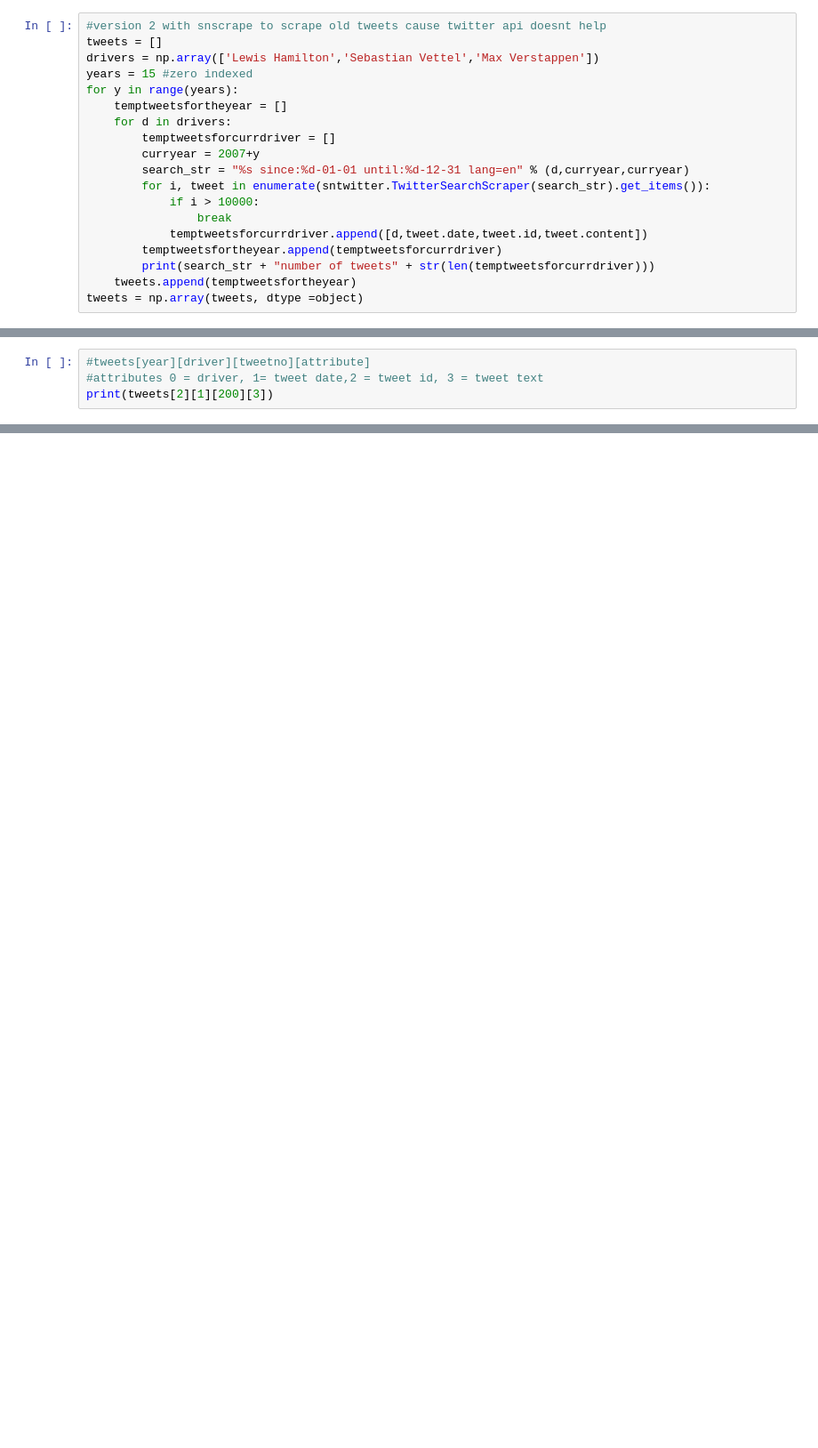
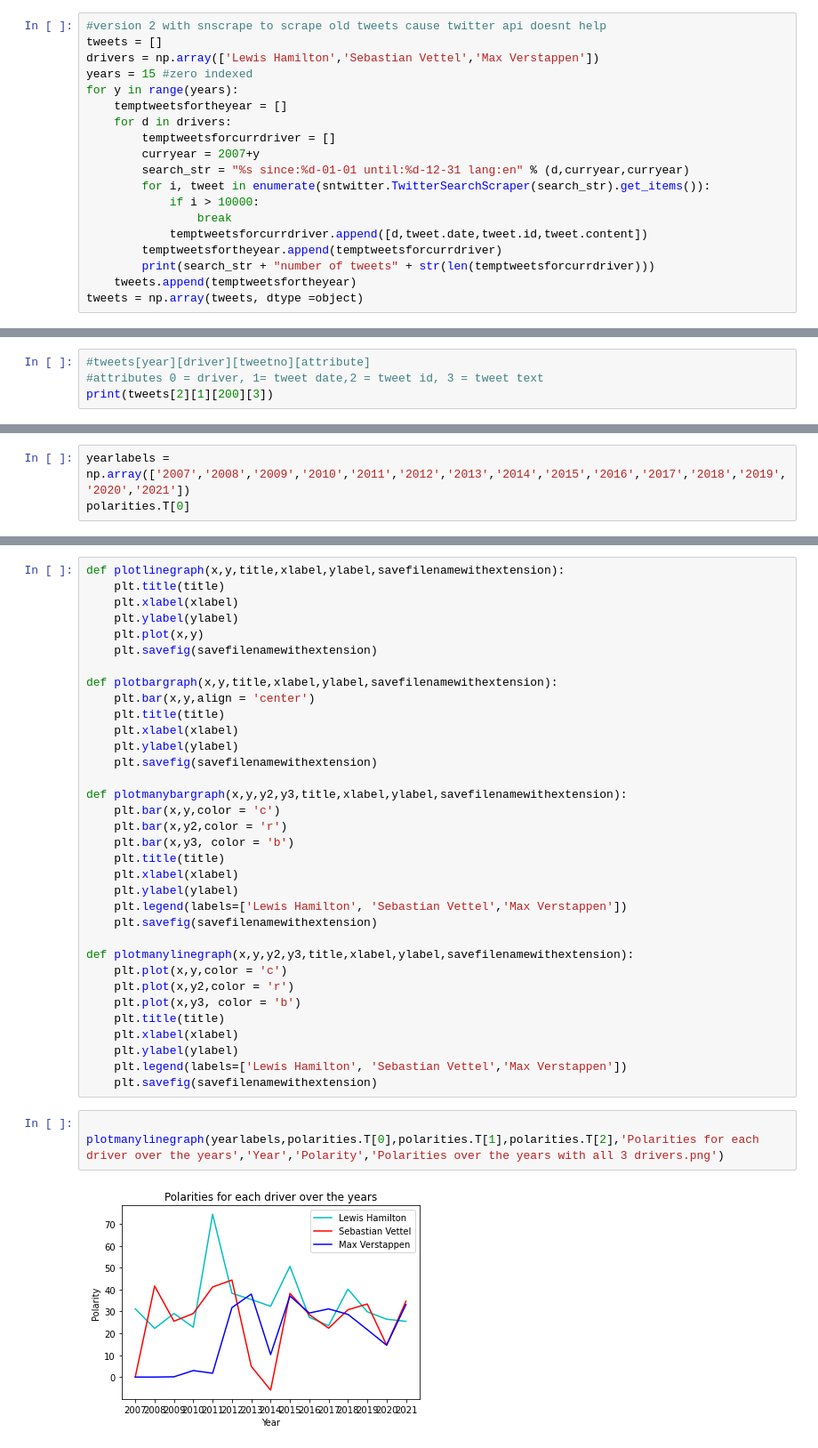
Before and after one commit to rishyrane/Twitter-Sentiment-Analysis-F1-Drivers, a Jupyter notebook: Fan's Opinion on F1 Drivers.ipynb, the cells around one changed output, grey strips where cells are left out. Shown at 89% size. Drawn from its saved outputs; the diff is of its cells as text; blank space fills up the shorter version.

Commit message:
Added plotting functions for visualizing analysed data

```diff
--- a/Fan's Opinion on F1 Drivers.ipynb
+++ b/Fan's Opinion on F1 Drivers.ipynb
@@ -18,7 +19,7 @@ for y in range(years):
     for d in drivers:
         temptweetsforcurrdriver = []
         curryear = 2007+y
-        search_str = "%s since:%d-01-01 until:%d-12-31 lang=en" % (d,curryear,curryear)
+        search_str = "%s since:%d-01-01 until:%d-12-31 lang:en" % (d,curryear,curryear)
         for i, tweet in enumerate(sntwitter.TwitterSearchScraper(search_str).get_items()):
             if i > 10000:
                 break
@@ -93,0 +107,3 @@ polarities = np.array(polarities)
+# %%
+yearlabels = np.array(['2007','2008','2009','2010','2011','2012','2013','2014','2015','2016','2017','2018','2019','2020','2021'])
+polarities.T[0]
@@ -93,0 +114,39 @@ polarities = np.array(polarities)
+# %%
+def plotlinegraph(x,y,title,xlabel,ylabel,savefilenamewithextension):
+    plt.title(title)
+    plt.xlabel(xlabel)
+    plt.ylabel(ylabel)
+    plt.plot(x,y)
+    plt.savefig(savefilenamewithextension)
+
+def plotbargraph(x,y,title,xlabel,ylabel,savefilenamewithextension):
+    plt.bar(x,y,align = 'center')
+    plt.title(title)
+    plt.xlabel(xlabel)
+    plt.ylabel(ylabel)
+    plt.savefig(savefilenamewithextension)
+
+def plotmanybargraph(x,y,y2,y3,title,xlabel,ylabel,savefilenamewithextension):
+    plt.bar(x,y,color = 'c')
+    plt.bar(x,y2,color = 'r')
+    plt.bar(x,y3, color = 'b')
+    plt.title(title)
+    plt.xlabel(xlabel)
+    plt.ylabel(ylabel)
+    plt.legend(labels=['Lewis Hamilton', 'Sebastian Vettel','Max Verstappen'])
+    plt.savefig(savefilenamewithextension)
+
+def plotmanylinegraph(x,y,y2,y3,title,xlabel,ylabel,savefilenamewithextension):
+    plt.plot(x,y,color = 'c')
+    plt.plot(x,y2,color = 'r')
+    plt.plot(x,y3, color = 'b')
+    plt.title(title)
+    plt.xlabel(xlabel)
+    plt.ylabel(ylabel)
+    plt.legend(labels=['Lewis Hamilton', 'Sebastian Vettel','Max Verstappen'])
+    plt.savefig(savefilenamewithextension)
+# %%
+
+plotmanylinegraph(yearlabels,polarities.T[0],polarities.T[1],polarities.T[2],'Polarities for each driver over the years','Year','Polarity','Polarities over the years with all 3 drivers.png')
+# %% [output]
+[figure, added]
```
Also changed, not shown: parts of 4 cells of this notebook.
